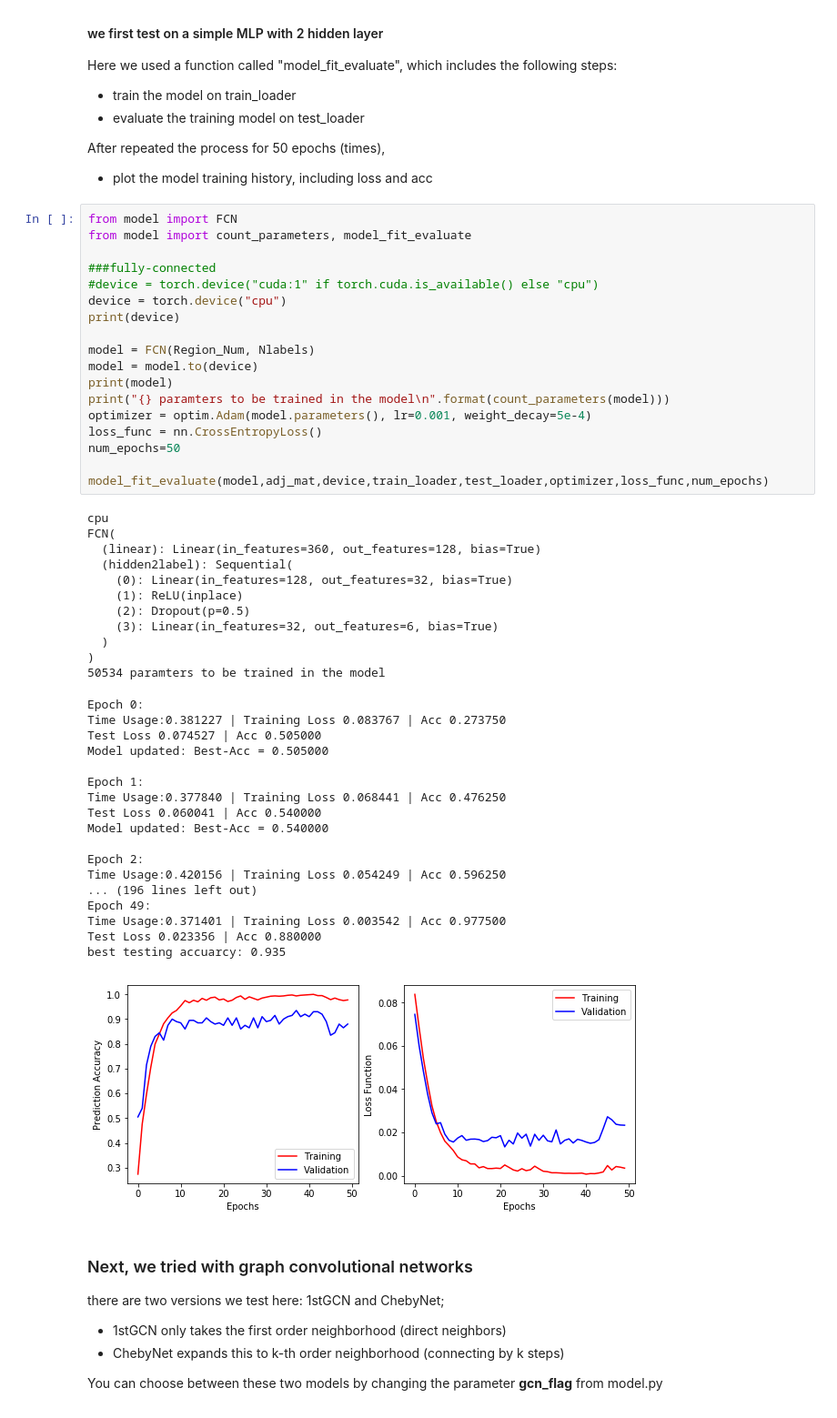
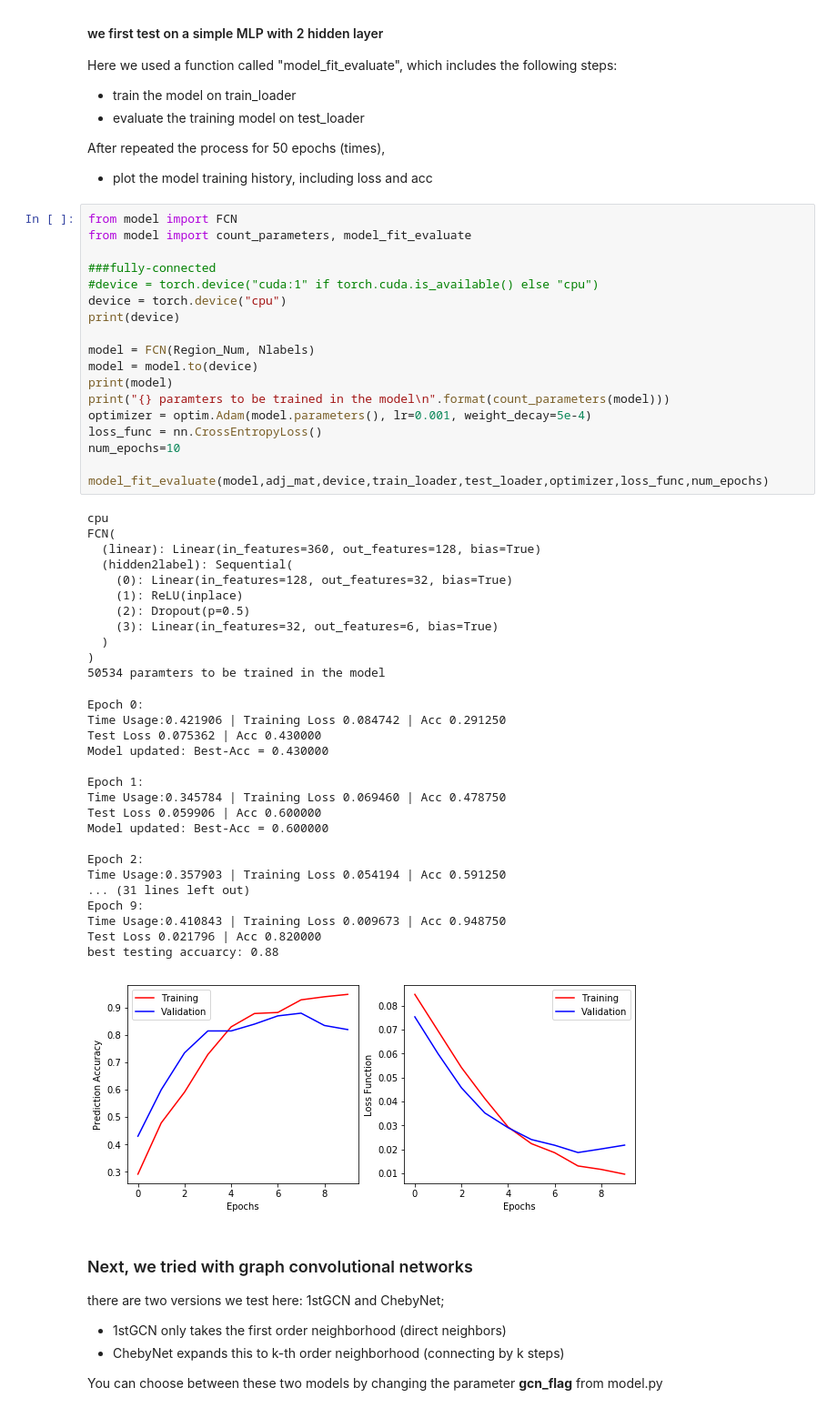
Before and after one commit to zhangyu2ustc/gcn_tutorial_test, a Jupyter notebook: notebooks/Tutorials_GCN_practice2_graph-Laplacian_GCN.ipynb, the cells around one changed output. Shown at 91% size. Cells and saved outputs as stored; diff of their text form.

```diff
--- a/notebooks/Tutorials_GCN_practice2_graph-Laplacian_GCN.ipynb
+++ b/notebooks/Tutorials_GCN_practice2_graph-Laplacian_GCN.ipynb
@@ -610,47 +611,47 @@ from model import count_parameters, model_fit_evaluate
 ###fully-connected
 #device = torch.device("cuda:1" if torch.cuda.is_available() else "cpu")
 device = torch.device("cpu")
 print(device)
 
 model = FCN(Region_Num, Nlabels)
 model = model.to(device)
 print(model)
 print("{} paramters to be trained in the model\n".format(count_parameters(model)))
 optimizer = optim.Adam(model.parameters(), lr=0.001, weight_decay=5e-4)
 loss_func = nn.CrossEntropyLoss()
-num_epochs=50
+num_epochs=10
 
 model_fit_evaluate(model,adj_mat,device,train_loader,test_loader,optimizer,loss_func,num_epochs)
 # %% [output]
 cpu
 FCN(
   (linear): Linear(in_features=360, out_features=128, bias=True)
   (hidden2label): Sequential(
     (0): Linear(in_features=128, out_features=32, bias=True)
     (1): ReLU(inplace)
     (2): Dropout(p=0.5)
     (3): Linear(in_features=32, out_features=6, bias=True)
   )
 )
 50534 paramters to be trained in the model
 Epoch 0:
-Time Usage:0.381227 | Training Loss 0.083767 | Acc 0.273750
-Test Loss 0.074527 | Acc 0.505000
-Model updated: Best-Acc = 0.505000
+Time Usage:0.421906 | Training Loss 0.084742 | Acc 0.291250
+Test Loss 0.075362 | Acc 0.430000
+Model updated: Best-Acc = 0.430000
 
 Epoch 1:
-Time Usage:0.377840 | Training Loss 0.068441 | Acc 0.476250
-Test Loss 0.060041 | Acc 0.540000
-Model updated: Best-Acc = 0.540000
+Time Usage:0.345784 | Training Loss 0.069460 | Acc 0.478750
+Test Loss 0.059906 | Acc 0.600000
+Model updated: Best-Acc = 0.600000
 
 Epoch 2:
-Time Usage:0.420156 | Training Loss 0.054249 | Acc 0.596250
-... (196 lines left out)
-Epoch 49:
-Time Usage:0.371401 | Training Loss 0.003542 | Acc 0.977500
-Test Loss 0.023356 | Acc 0.880000
-best testing accuarcy: 0.935
+Time Usage:0.357903 | Training Loss 0.054194 | Acc 0.591250
+... (31 lines left out)
+Epoch 9:
+Time Usage:0.410843 | Training Loss 0.009673 | Acc 0.948750
+Test Loss 0.021796 | Acc 0.820000
+best testing accuarcy: 0.88
-[figure, old version]
+[figure, new version]
 # %% [markdown]
 ### Next, we tried with graph convolutional networks
 there are two versions we test here: 1stGCN and ChebyNet;
```
Also changed, not shown: parts of 5 cells of this notebook, 2 other files.
